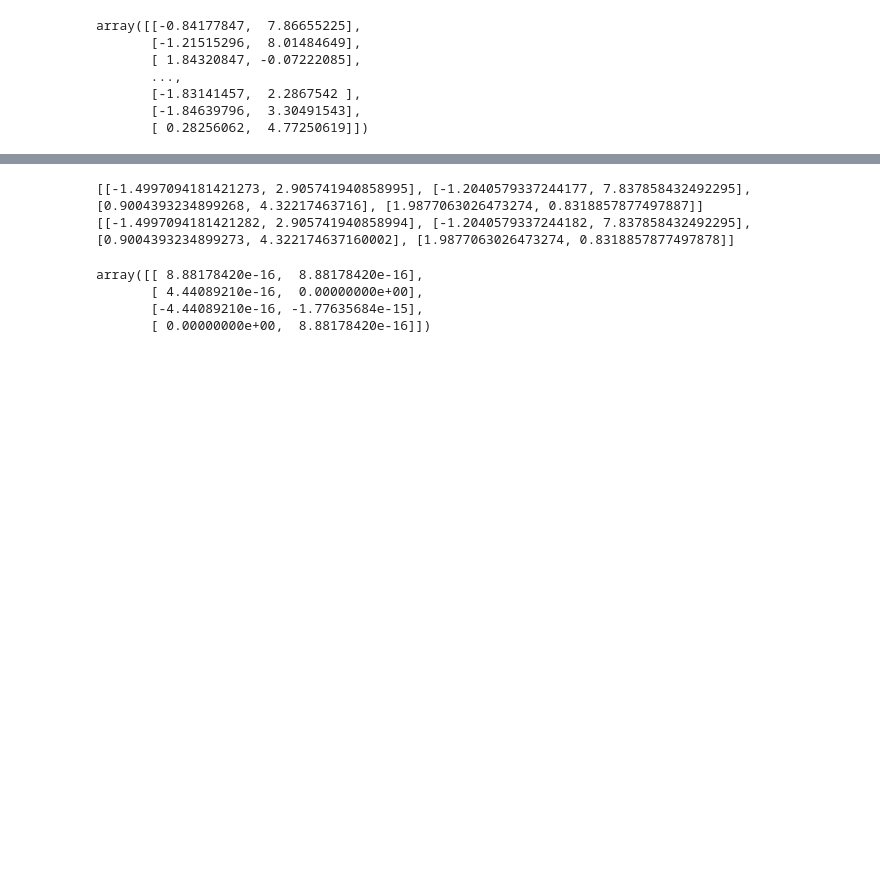
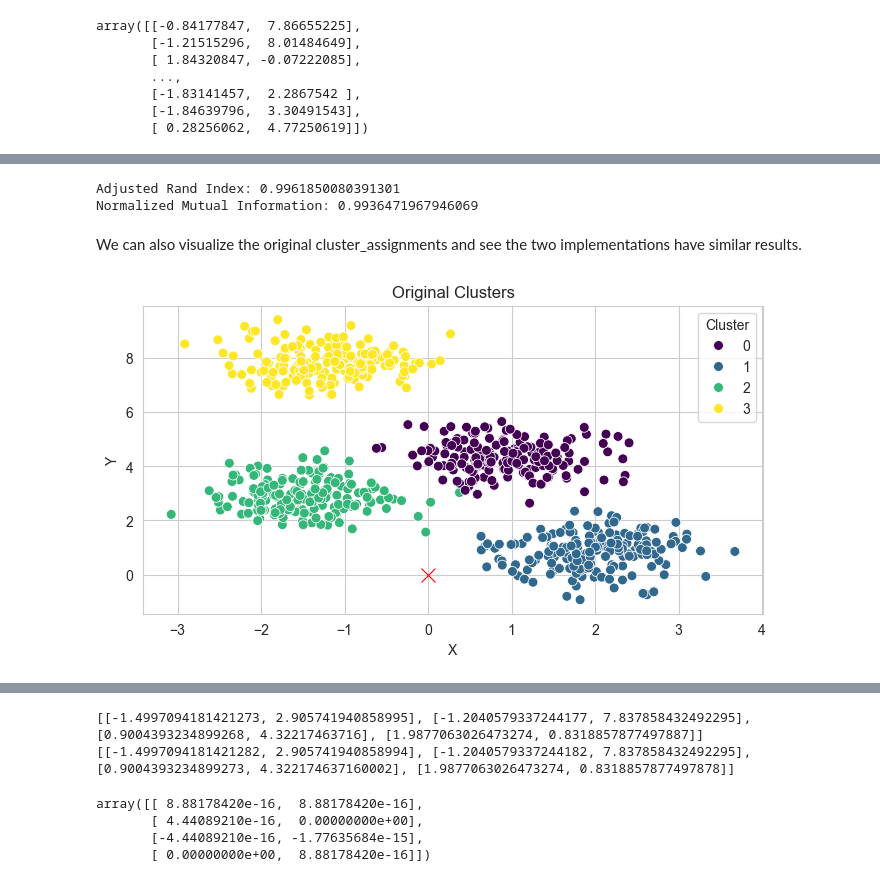
Before and after one commit to USFCA-CS663-Spring2024/kmeans-yaominzh, a Jupyter notebook: Assignment 2 - Clustering.ipynb, the cells around one changed output, grey strips where cells are left out. Cells and saved outputs as stored; diff of their text form; code cells hidden in the pictures; blank space fills up the shorter version.

```diff
--- a/Assignment 2 - Clustering.ipynb
+++ b/Assignment 2 - Clustering.ipynb
@@ -79,3 +107,21 @@ sns_plot_clusters(X, sklearn_labels, sklearn_kmeans.cluster_centers_, "Clusters
+# %%
+from sklearn.metrics import adjusted_rand_score, normalized_mutual_info_score
+
+# Assuming cluster_assignments are the true labels and sklearn_labels are the predicted labels
+ari_score = adjusted_rand_score(cluster_assignments, sklearn_labels)
+nmi_score = normalized_mutual_info_score(cluster_assignments, sklearn_labels, average_method='arithmetic')
+
+print(f"Adjusted Rand Index: {ari_score}")
+print(f"Normalized Mutual Information: {nmi_score}")
+# %% [output]
+Adjusted Rand Index: 0.9961850080391301
+Normalized Mutual Information: 0.9936471967946069
+# %% [markdown]
+We can also visualize the original cluster_assignments and see the two implementations have similar results.
+# %%
+sns_plot_clusters(X, cluster_assignments, [[0,0]], "Original Clusters")
+# %% [output]
+[figure, added]
 # %%
 my_centroids
 # %% [output]
```
Also changed, not shown: parts of 15 cells of this notebook, 1 other file.
